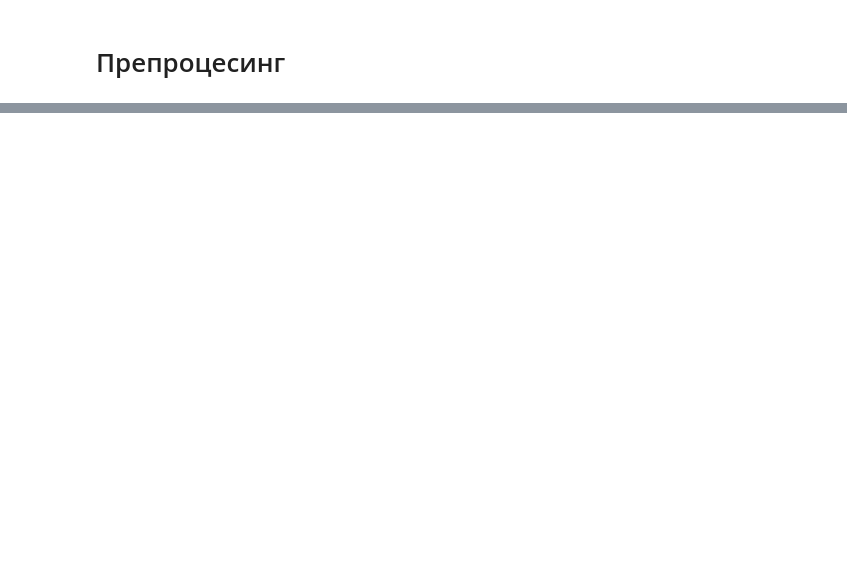
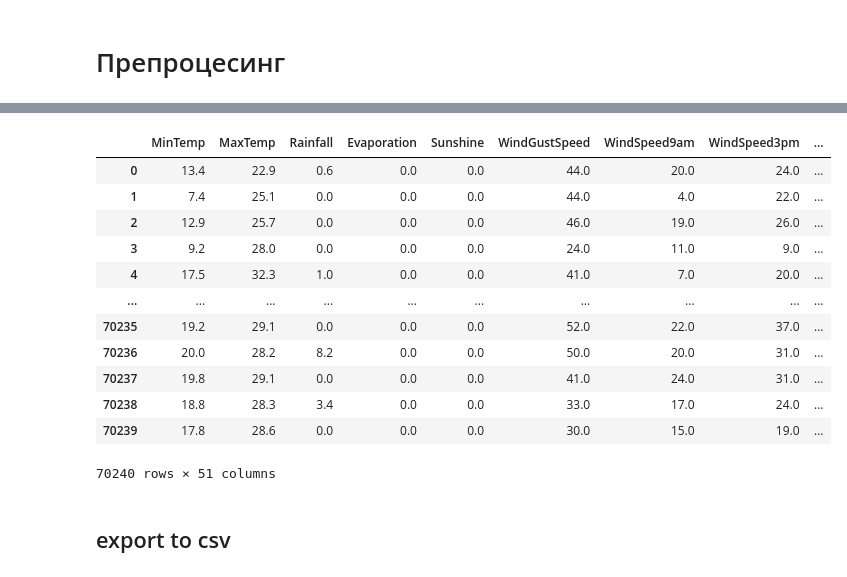
Before and after one commit to tarasovalx/BestHack2020-2nd, a Jupyter notebook: DataPreprocessing.ipynb, the cells around one changed output, grey strips where cells are left out. Saved outputs shown, nothing was run; the diff lists cells and outputs as text; code cells hidden in the pictures; blank space fills up the shorter version.

```diff
--- a/DataPreprocessing.ipynb
+++ b/DataPreprocessing.ipynb
@@ -169,11 +164,7 @@ Name: RISK_MM, Length: 53973, dtype: float64
 # %%
 data = df.copy()
-data[real_vars].fillna(0, inplace = True)
 
-to_drop = ["Date", "WindGustDir", "WindDir9am", "WindDir3pm"]
+data[real_vars] = data[real_vars].fillna(0)
+
+to_drop = ["Date", "WindGustDir", "WindDir9am", "WindDir3pm", "RISK_MM"]
 data = data.drop(columns = to_drop)
-data.info()
-data["Pressure9am"] = pd.to_numeric(data["Pressure9am"], errors='coerce')
-data["Pressure3pm"] = pd.to_numeric(data["Pressure3pm"], errors='coerce')
-data = pd.get_dummies(data, columns = ["Location", "RainToday"], dummy_na=True)
-data.info()
@@ -198,2 +194,20 @@ memory usage: 11.9+ MB
+# %%
+data
+# %% [output]
+|  | MinTemp | MaxTemp | Rainfall | Evaporation | Sunshine | WindGustSpeed | WindSpeed9am | WindSpeed3pm | ... |
+| 0 | 13.4 | 22.9 | 0.6 | 0.0 | 0.0 | 44.0 | 20.0 | 24.0 | ... |
+| 1 | 7.4 | 25.1 | 0.0 | 0.0 | 0.0 | 44.0 | 4.0 | 22.0 | ... |
+| 2 | 12.9 | 25.7 | 0.0 | 0.0 | 0.0 | 46.0 | 19.0 | 26.0 | ... |
+| 3 | 9.2 | 28.0 | 0.0 | 0.0 | 0.0 | 24.0 | 11.0 | 9.0 | ... |
+| 4 | 17.5 | 32.3 | 1.0 | 0.0 | 0.0 | 41.0 | 7.0 | 20.0 | ... |
+| ... | ... | ... | ... | ... | ... | ... | ... | ... | ... |
+| 70235 | 19.2 | 29.1 | 0.0 | 0.0 | 0.0 | 52.0 | 22.0 | 37.0 | ... |
+| 70236 | 20.0 | 28.2 | 8.2 | 0.0 | 0.0 | 50.0 | 20.0 | 31.0 | ... |
+| 70237 | 19.8 | 29.1 | 0.0 | 0.0 | 0.0 | 41.0 | 24.0 | 31.0 | ... |
+| 70238 | 18.8 | 28.3 | 3.4 | 0.0 | 0.0 | 33.0 | 17.0 | 24.0 | ... |
+| 70239 | 17.8 | 28.6 | 0.0 | 0.0 | 0.0 | 30.0 | 15.0 | 19.0 | ... |
+70240 rows × 51 columns
+# %% [markdown]
+## export to csv
 # %%
 data.to_csv("training_prepared.csv")
```
Also changed, not shown: parts of 13 cells of this notebook, 2 other files.
